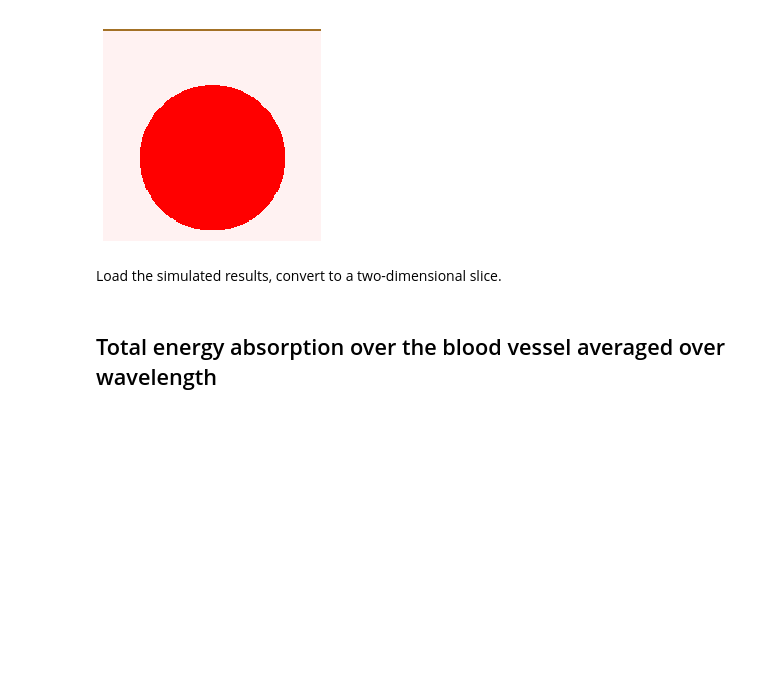
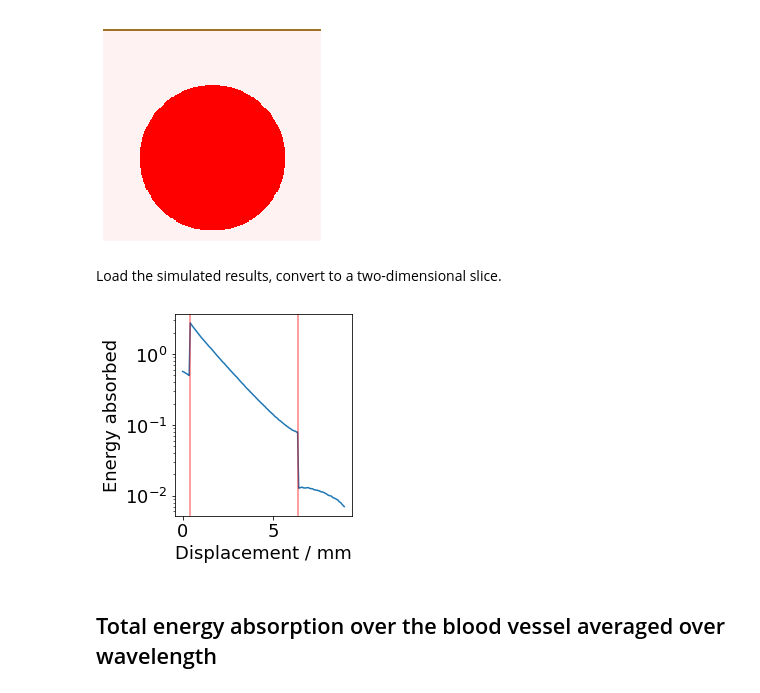
Before and after one commit to tomelse/SkinPhantomSimulations, a Jupyter notebook: Exp4/Vessel Radius Analysis.ipynb, the cells around one changed output. Saved outputs shown, nothing was run; the diff lists cells and outputs as text; code cells hidden in the pictures; blank space fills up the shorter version.

```diff
--- a/Exp4/Vessel Radius Analysis.ipynb
+++ b/Exp4/Vessel Radius Analysis.ipynb
@@ -77,6 +68,21 @@ for dep_variable in labels:
         test[:, :, i] = np.sum(result[:, 90:110, :, 0], axis=1)
         # test[:, :, i] = result[:, 100, :, 0]
     ms_results.append(test)
+# %%
+n = 5
+absorption = np.sum(ms_results[n], axis=2)[100, 50:200]/10000
+pixel_width = 0.06
+x = np.arange(absorption.shape[0])*pixel_width
+plt.semilogy(x,absorption)
+plt.ylabel("Energy absorbed")
+plt.xlabel("Displacement / mm")
+plt.axvline(7*pixel_width, color="r",alpha=0.5)
+plt.axvline(106*pixel_width, color="r", alpha=0.5)
+plt.tight_layout()
+plt.savefig("../FiguresOutput/exponential_decay.png")
+plt.show()
+# %% [output]
+[figure, added]
 # %% [markdown]
 ## Total energy absorption over the blood vessel averaged over wavelength
 # %%
```
Also changed, not shown: parts of 2 cells of this notebook, 2 other files.
